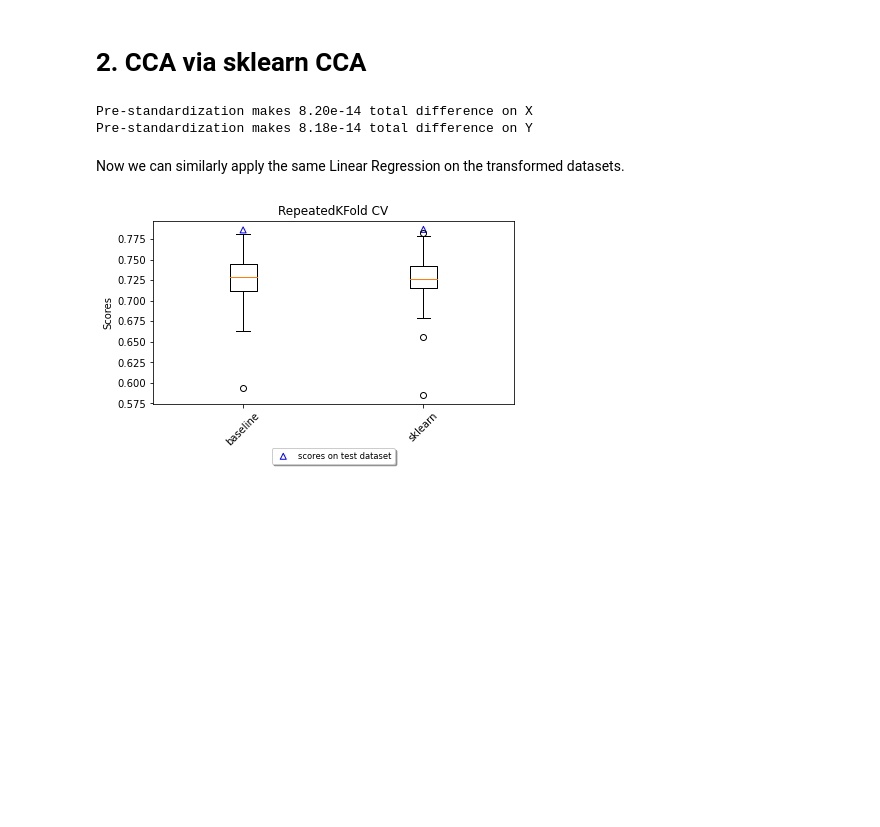
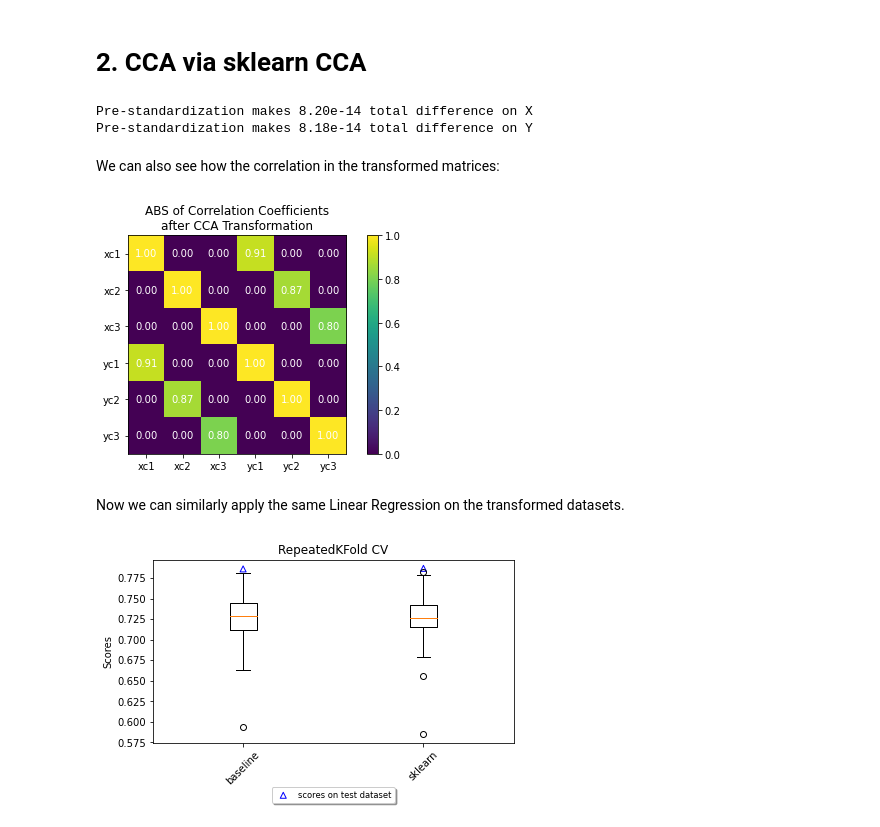
Before and after one commit to Chao8219/scikit_learn_showcase, a Jupyter notebook: jupyter_notebooks/CCA.ipynb, the cells around one changed output. Cells and saved outputs as stored; diff of their text form; code cells hidden in the pictures; blank space fills up the shorter version.

```diff
--- a/jupyter_notebooks/CCA.ipynb
+++ b/jupyter_notebooks/CCA.ipynb
@@ -222,6 +253,26 @@ print(
 # %% [output]
 Pre-standardization makes 8.20e-14 total difference on X
 Pre-standardization makes 8.18e-14 total difference on Y
+# %% [markdown]
+We can also see how the correlation in the transformed matrices:
+# %%
+corr_coef = np.corrcoef(sklearn_bunch.Xc_train.T, sklearn_bunch.Yc_train.T)
+corr_labels = (
+    ['xc'+str(i+1) for i in range(sklearn_bunch.Xc_train.shape[1])] +
+    ['yc'+str(i+1) for i in range(sklearn_bunch.Yc_train.shape[1])]
+)
+
+fig, ax = plt.subplots(figsize=(6, 4))
+
+custom_abs_corr_viz(ax, corr_coef)
+
+ax.set_xticks(np.arange(len(corr_labels)), labels=corr_labels)
+ax.set_yticks(np.arange(len(corr_labels)), labels=corr_labels)
+ax.set_title('ABS of Correlation Coefficients\nafter CCA Transformation')
+
+plt.tight_layout()
+# %% [output]
+[figure, added]
 # %% [markdown]
 Now we can similarly apply the same Linear Regression on the transformed datasets.
 # %%
```
Also changed, not shown: parts of 3 cells of this notebook.
